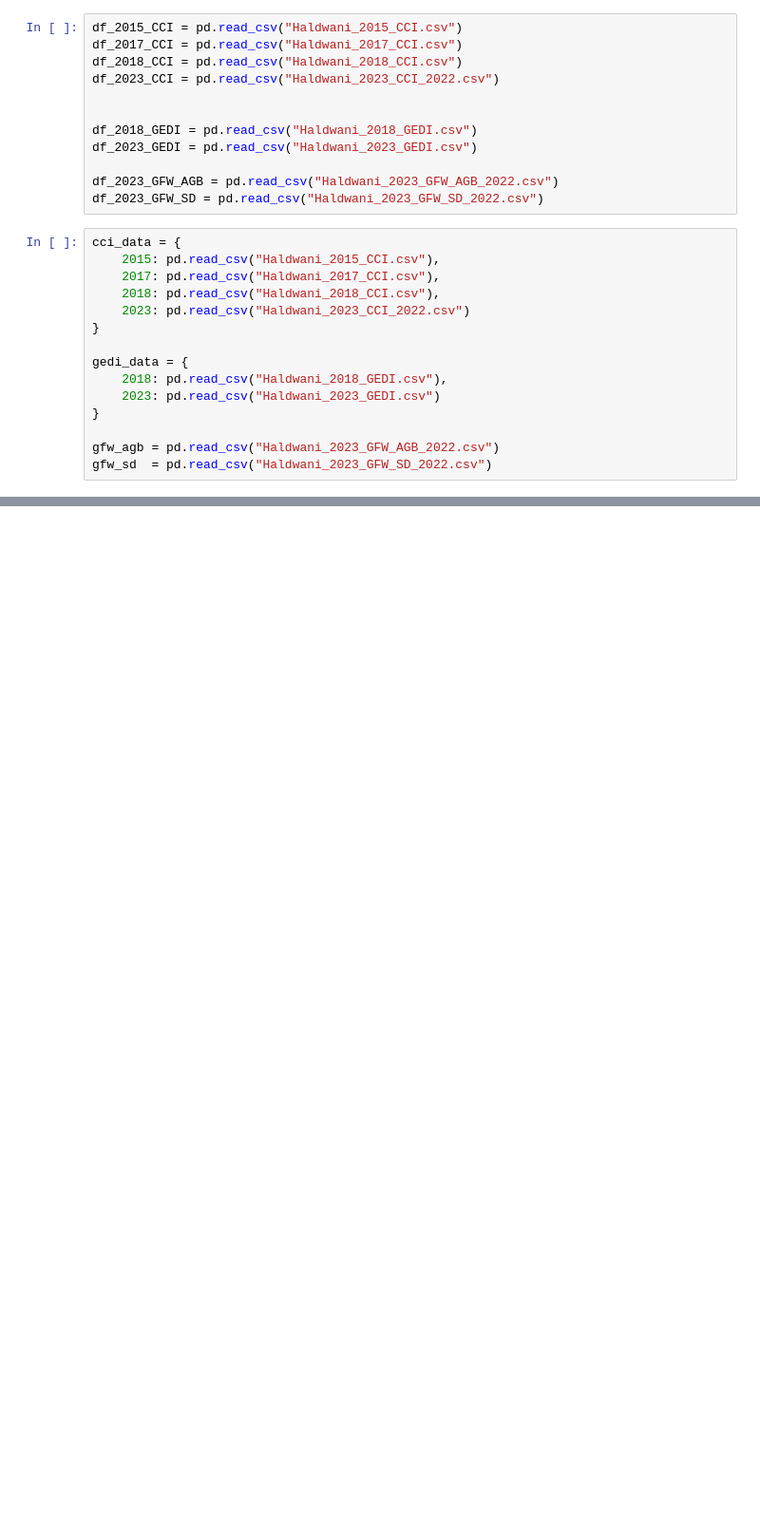
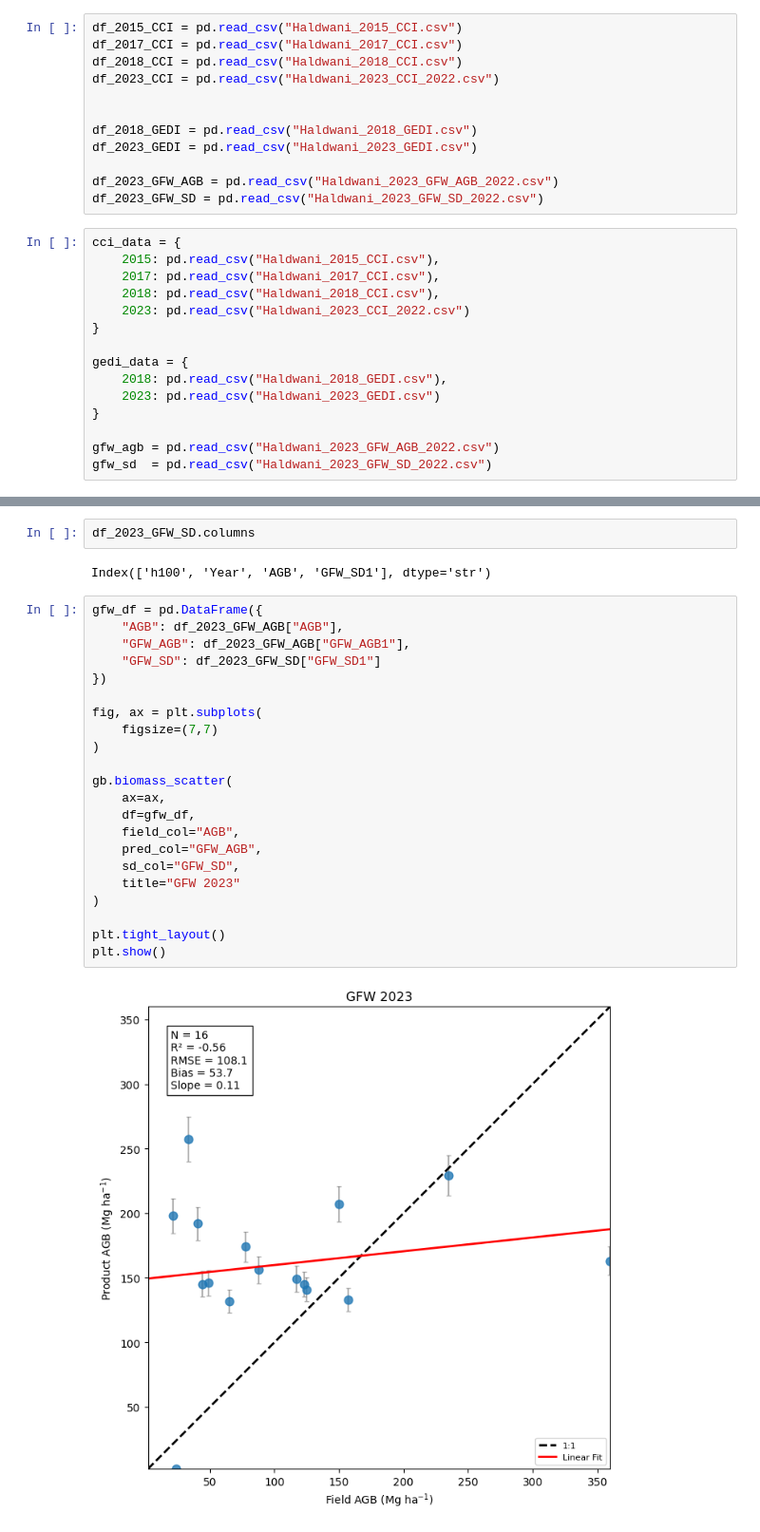
Before and after one commit to bhavyajaiman/ngo_research_proposal, a Jupyter notebook: us_ngo_global_biomass.ipynb, the cells around one changed output, grey strips where cells are left out. Shown at 95% size. Cells and saved outputs as stored; diff of their text form; blank space fills up the shorter version.

```diff
--- a/us_ngo_global_biomass.ipynb
+++ b/us_ngo_global_biomass.ipynb
@@ -463,0 +114,28 @@ plt.show()
+# %%
+df_2023_GFW_SD.columns
+# %% [output]
+Index(['h100', 'Year', 'AGB', 'GFW_SD1'], dtype='str')
+# %%
+gfw_df = pd.DataFrame({
+    "AGB": df_2023_GFW_AGB["AGB"],
+    "GFW_AGB": df_2023_GFW_AGB["GFW_AGB1"],
+    "GFW_SD": df_2023_GFW_SD["GFW_SD1"]
+})
+
+fig, ax = plt.subplots(
+    figsize=(7,7)
+)
+
+gb.biomass_scatter(
+    ax=ax,
+    df=gfw_df,
+    field_col="AGB",
+    pred_col="GFW_AGB",
+    sd_col="GFW_SD",
+    title="GFW 2023"
+)
+
+plt.tight_layout()
+plt.show()
+# %% [output]
+[figure, added]
```
Also changed, not shown: parts of 17 cells of this notebook, 3 other files.
